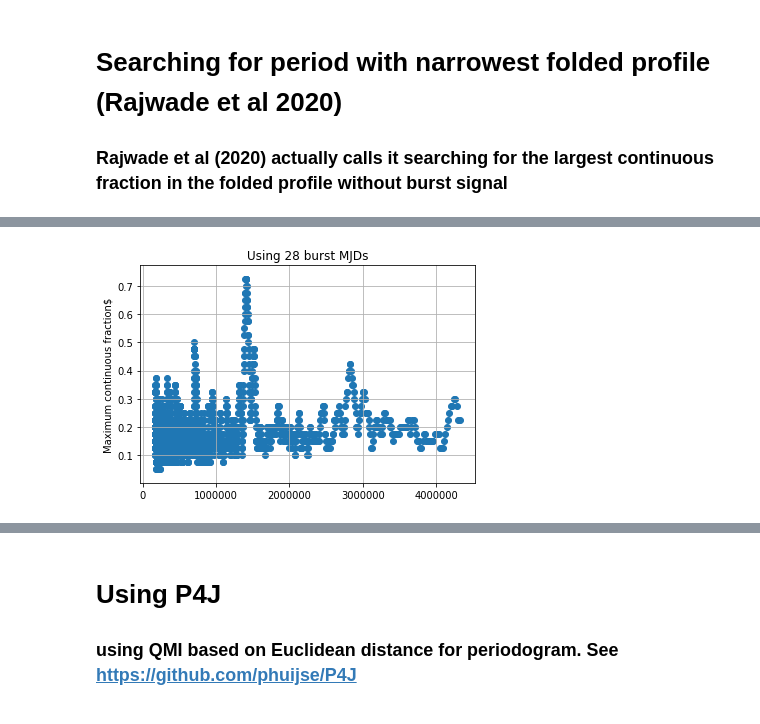
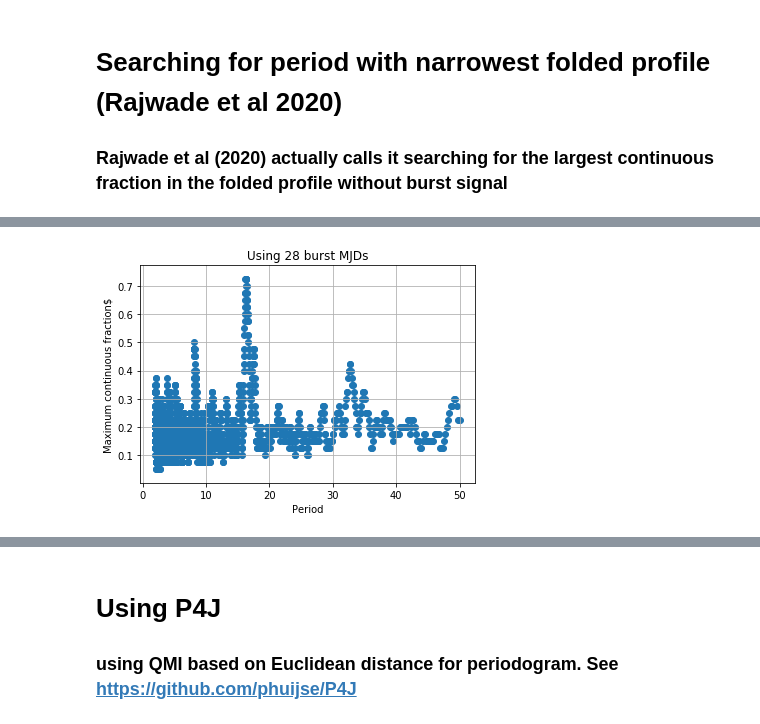
Before and after one commit to KshitijAggarwal/frbpa, a Jupyter notebook: examples/r3/chime_period_search.ipynb, the cells around one changed output, grey strips where cells are left out. Drawn from its saved outputs; the diff is of its cells as text; code cells hidden in the pictures.

```diff
--- a/examples/r3/chime_period_search.ipynb
+++ b/examples/r3/chime_period_search.ipynb
@@ -71,5 +73,5 @@ plt.grid()
 bursts = np.sort(bursts - np.min(bursts))
 unique_days = np.unique(np.round(bursts))
 # %%
-cont_frac, p = riptide_search(bursts, pmin=24*60*60, pmax=50*(24*60*60))
+cont_frac, p = riptide_search(bursts, pmin=1, pmax=50)
 # %% [output]
@@ -78,8 +80,9 @@ cont_frac, p = riptide_search(bursts, pmin=24*60*60, pmax=50*(24*60*60))
 # %%
 plt.scatter(p, cont_frac)
 plt.ylabel(r'Maximum continuous fraction$')
 plt.title(f'Using {len(bursts)} burst MJDs')
+plt.xlabel('Period')
 plt.grid()
 # %% [output]
-[figure, old version]
+[figure, new version]
 # %%
```
Also changed, not shown: parts of 19 cells of this notebook, 2 other files.
